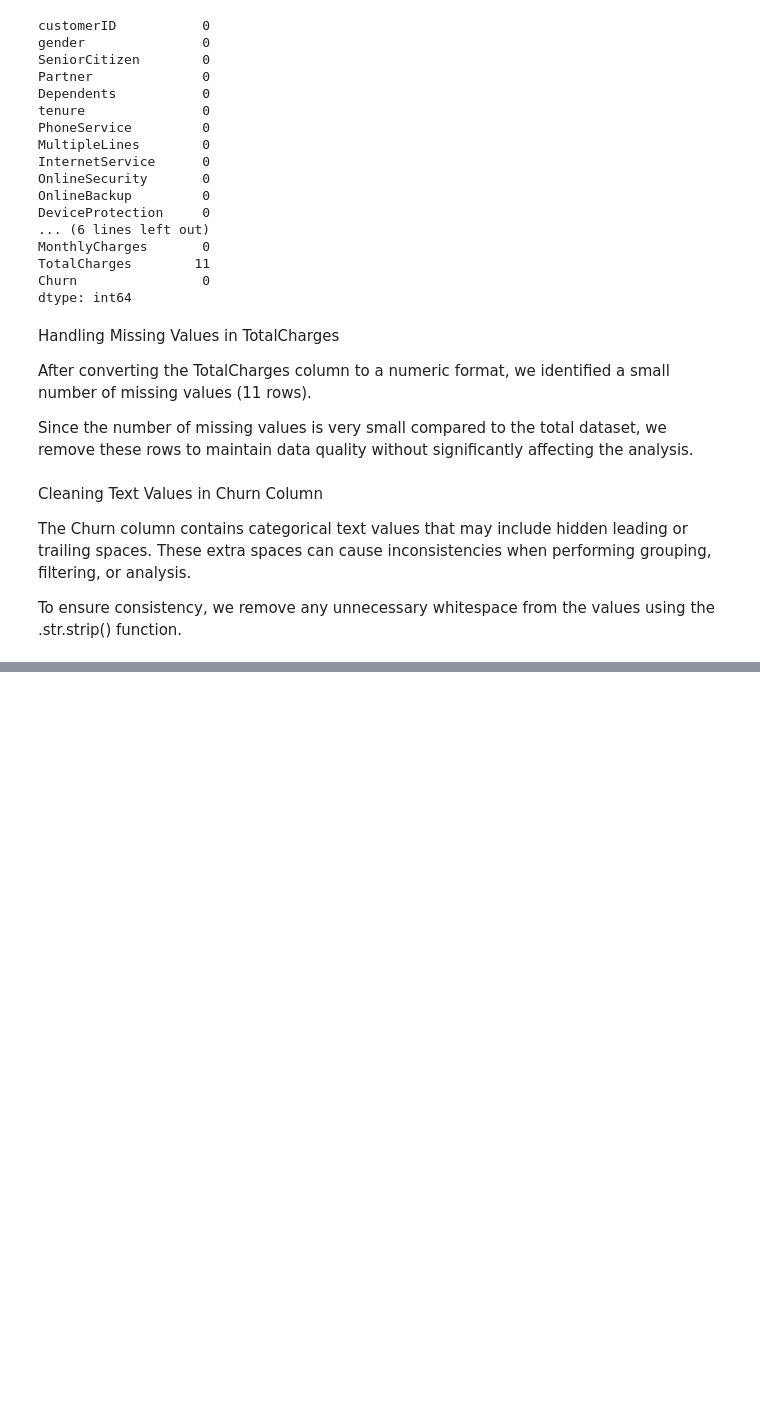
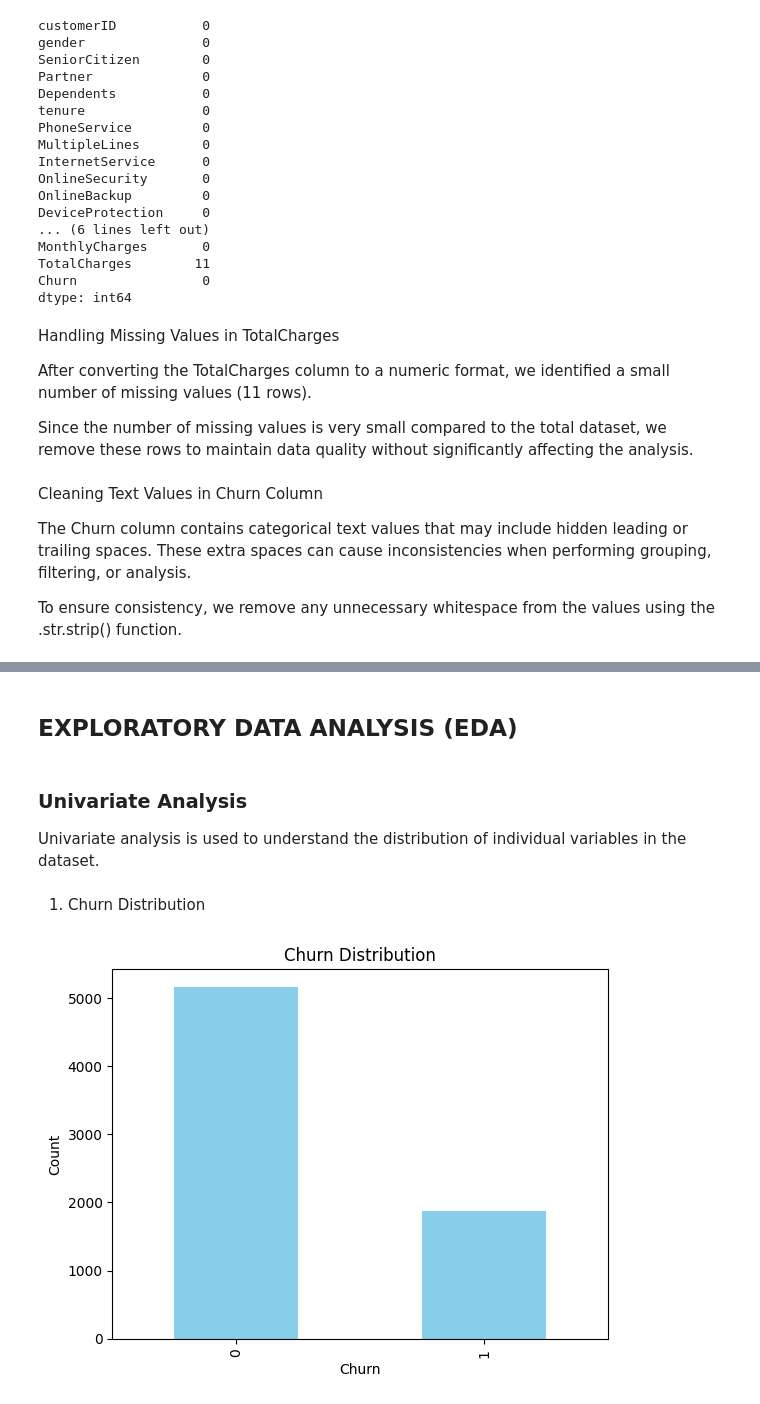
Before and after one commit to MaurineChemutai/Customer_Churn_and_Revenue_Insights_Analysis, a Jupyter notebook: churn_analysis.ipynb, the cells around one changed output, grey strips where cells are left out. Drawn from its saved outputs; the diff is of its cells as text; code cells hidden in the pictures; blank space fills up the shorter version.

```diff
--- a/churn_analysis.ipynb
+++ b/churn_analysis.ipynb
@@ -238,0 +245,3 @@ To ensure consistency, we remove any unnecessary whitespace from the values usin
+# %%
+# Converting the categorical column into numerical
+data["Churn"]=data['Churn'].map({'Yes':1, 'No':0})
@@ -238,0 +250,21 @@ To ensure consistency, we remove any unnecessary whitespace from the values usin
+# %%
+def tenure_group (x):
+    if x<=12:
+        return "0-1 year"
+    elif x<=24:
+        return "1-2 years"
+    elif x<=48:
+        return "2-4 years"
+    else:
+        return "4+ years"
+
+
+data["TenureGroup"]= data["tenure"].apply(tenure_group)
+# %%
+service_cols = [
+    'OnlineSecurity', 'OnlineBackup', 'DeviceProtection',
+    'TechSupport', 'StreamingTV', 'StreamingMovies'
+]
+
+data['TotalServices'] = (data[service_cols] == 'Yes').sum(axis=1)
+data['TotalServices']
@@ -238,0 +284,7 @@ To ensure consistency, we remove any unnecessary whitespace from the values usin
+# %%
+data['ChargeCategory'] = pd.qcut(
+    data['MonthlyCharges'],
+    q=4,
+    labels=['Low', 'Medium', 'High', 'Very High']
+)
+data['ChargeCategory']
@@ -238,0 +305,16 @@ To ensure consistency, we remove any unnecessary whitespace from the values usin
+# %% [markdown]
+## EXPLORATORY DATA ANALYSIS (EDA)
+# %% [markdown]
+### Univariate Analysis
+
+Univariate analysis is used to understand the distribution of individual variables in the dataset.
+# %% [markdown]
+1. Churn Distribution
+# %%
+data['Churn'].value_counts().plot(kind='bar', color='skyblue')
+plt.title("Churn Distribution")
+plt.xlabel("Churn")
+plt.ylabel("Count")
+plt.show()
+# %% [output]
+[figure, added]
```
Also changed, not shown: parts of 27 cells of this notebook.
